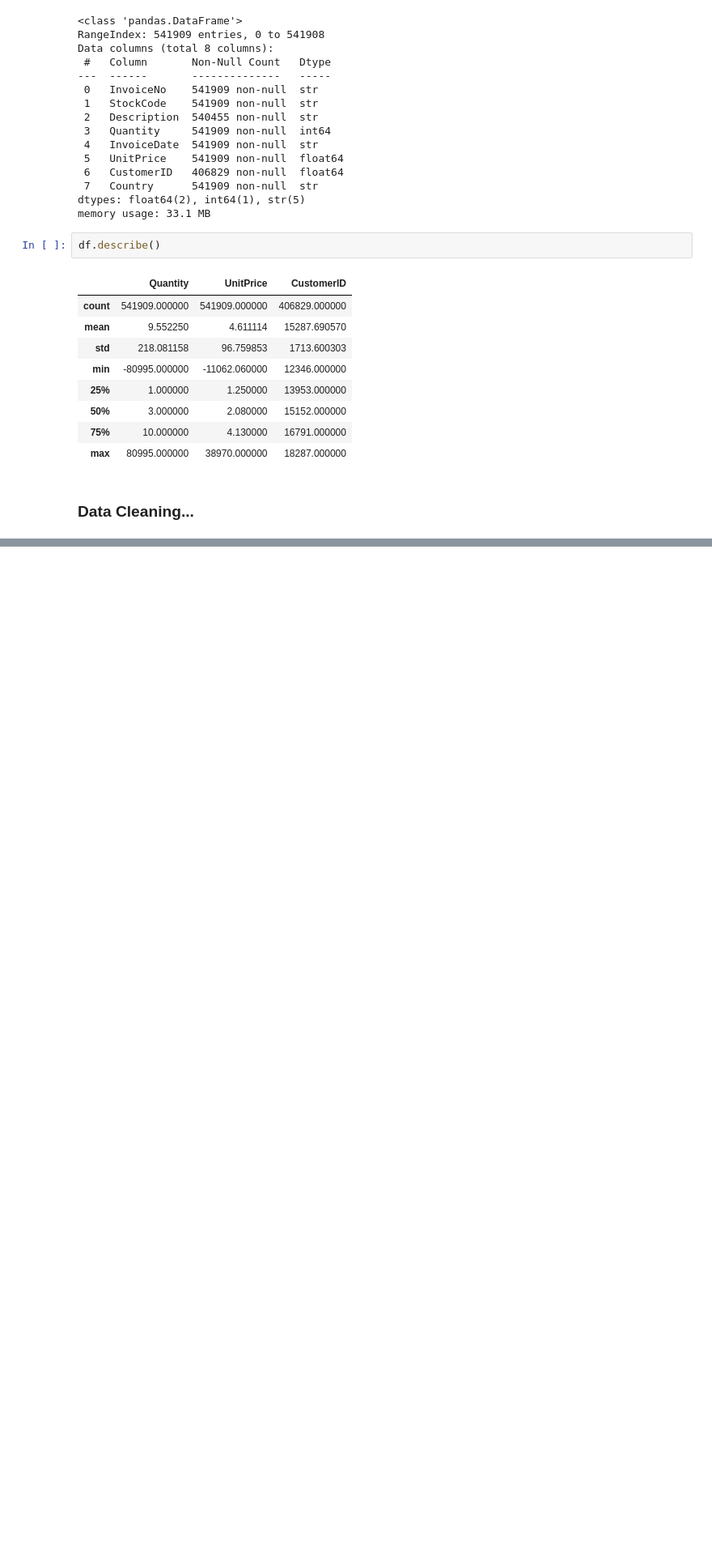
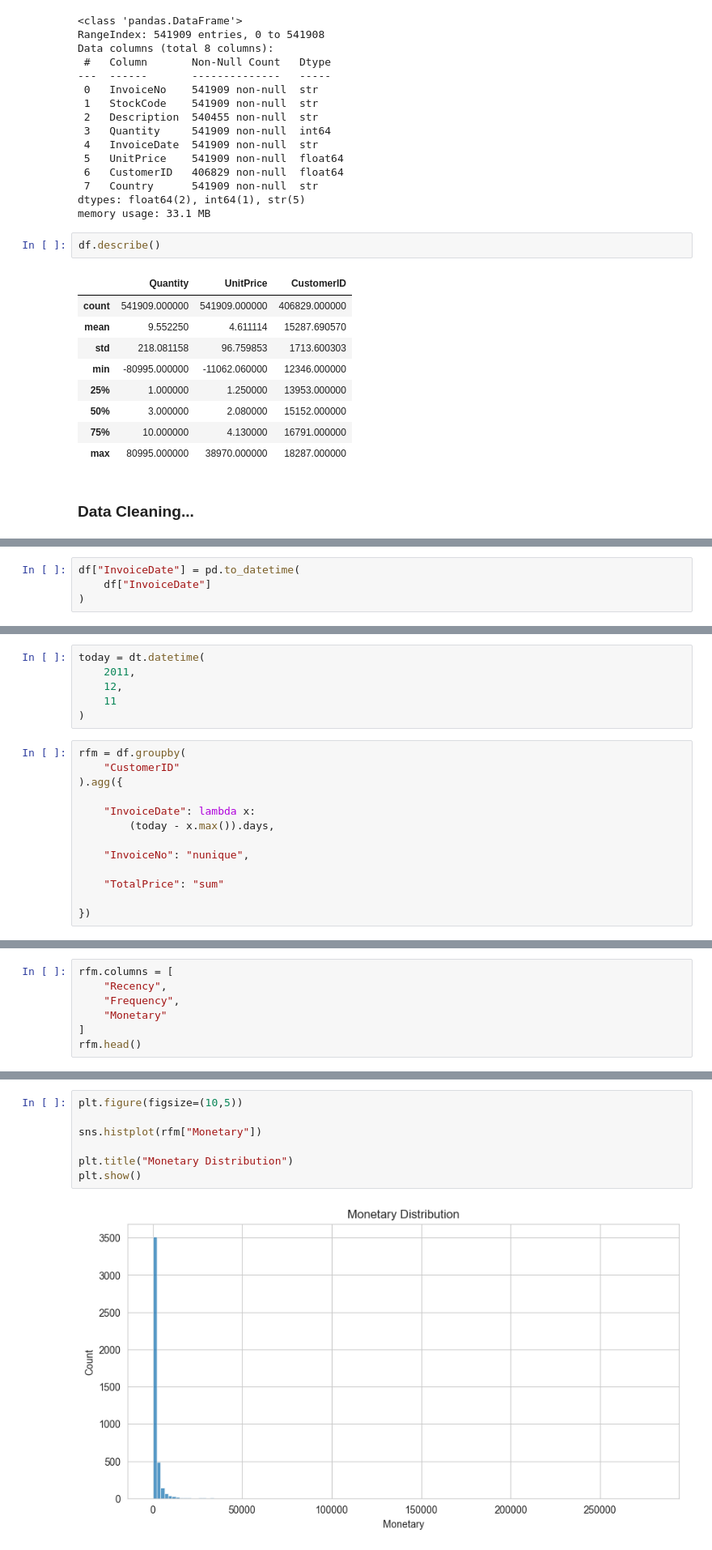
Before and after one commit to Sk2059/customer-segmentation-django-ml, a Jupyter notebook: notebooks/segmentation.ipynb, the cells around one changed output, grey strips where cells are left out. Shown at 81% size. Saved outputs shown, nothing was run; the diff lists cells and outputs as text; blank space fills up the shorter version.

Commit message:
Feature engineering and plotting is done

```diff
--- a/notebooks/segmentation.ipynb
+++ b/notebooks/segmentation.ipynb
@@ -61,0 +129,4 @@ df.describe()
+# %%
+df["InvoiceDate"] = pd.to_datetime(
+    df["InvoiceDate"]
+)
@@ -61,0 +152,19 @@ df.describe()
+# %%
+today = dt.datetime(
+    2011,
+    12,
+    11
+)
+# %%
+rfm = df.groupby(
+    "CustomerID"
+).agg({
+
+    "InvoiceDate": lambda x:
+        (today - x.max()).days,
+
+    "InvoiceNo": "nunique",
+
+    "TotalPrice": "sum"
+
+})
@@ -61,0 +183,7 @@ df.describe()
+# %%
+rfm.columns = [
+    "Recency",
+    "Frequency",
+    "Monetary"
+]
+rfm.head()
@@ -61,0 +200,9 @@ df.describe()
+# %%
+plt.figure(figsize=(10,5))
+
+sns.histplot(rfm["Monetary"])
+
+plt.title("Monetary Distribution")
+plt.show()
+# %% [output]
+[figure, added]
```
Also changed, not shown: parts of 19 cells of this notebook.
